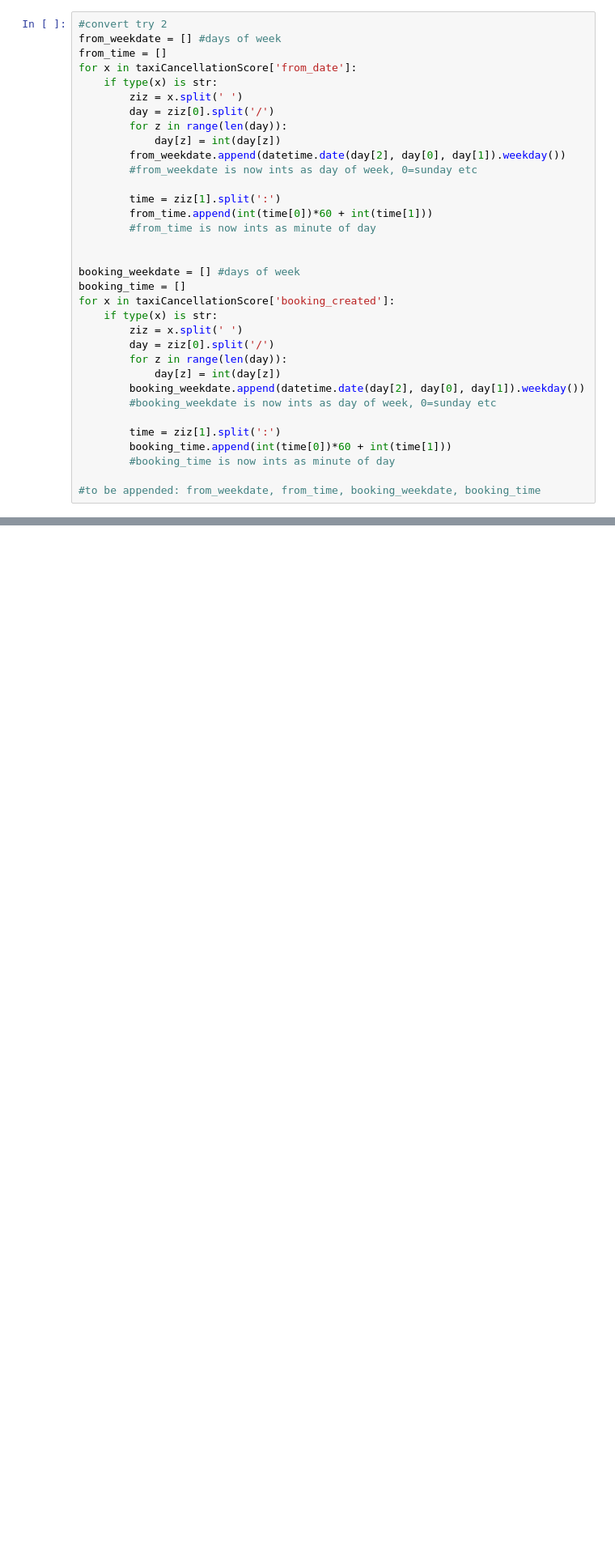
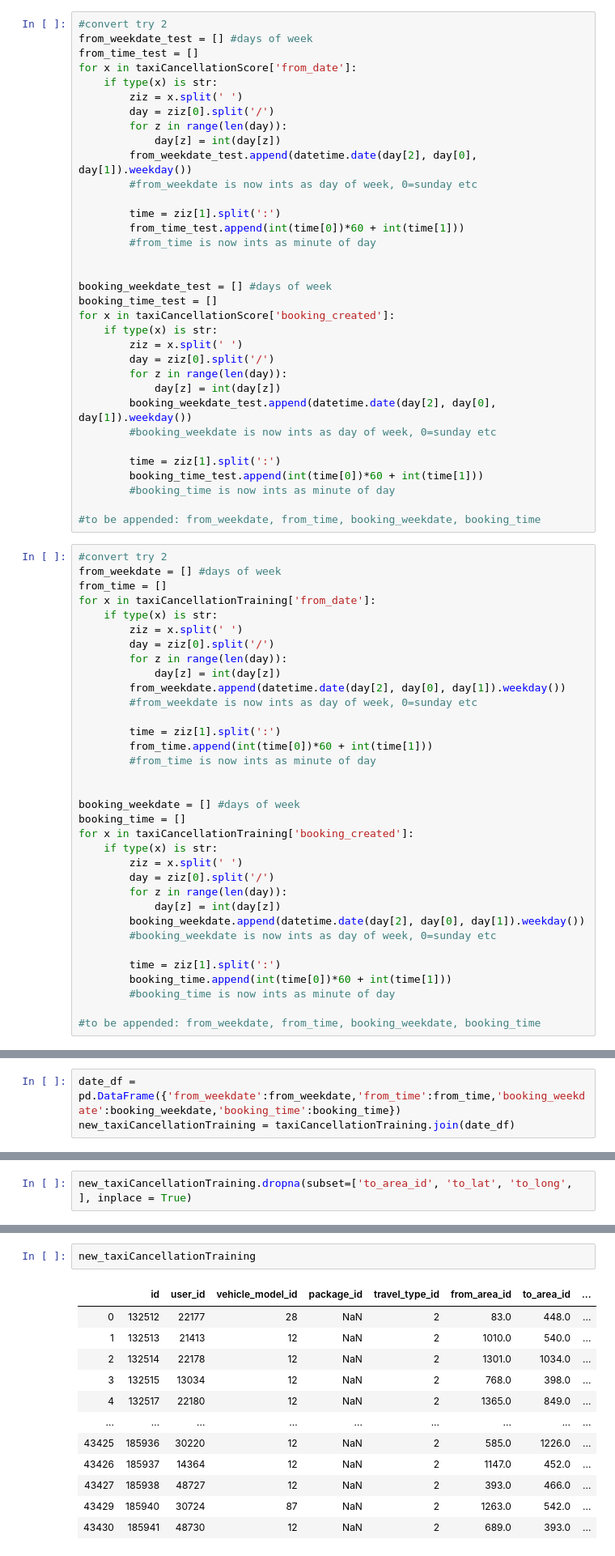
Before and after one commit to PrathnaPel/data-mining-final, a Jupyter notebook: TaxiCancellationVisTest.ipynb, the cells around one changed output, grey strips where cells are left out. Shown at 81% size. Cells and saved outputs as stored; diff of their text form; blank space fills up the shorter version.

```diff
--- a/TaxiCancellationVisTest.ipynb
+++ b/TaxiCancellationVisTest.ipynb
@@ -89,11 +70,45 @@ def date_time(y,x):
             except:
                 print(int)
             y.loc[:,x].replace(to_replace=y.loc[:,x].values[i], value = datetime_ob, inplace = True)
+# %%
+#convert try 2
+from_weekdate_test = [] #days of week
+from_time_test = []
+for x in taxiCancellationScore['from_date']:
+    if type(x) is str:
+        ziz = x.split(' ')
+        day = ziz[0].split('/')
+        for z in range(len(day)):
+            day[z] = int(day[z])
+        from_weekdate_test.append(datetime.date(day[2], day[0], day[1]).weekday())
+        #from_weekdate is now ints as day of week, 0=sunday etc
+
+        time = ziz[1].split(':')
+        from_time_test.append(int(time[0])*60 + int(time[1]))
+        #from_time is now ints as minute of day
+
+
+booking_weekdate_test = [] #days of week
+booking_time_test = []
+for x in taxiCancellationScore['booking_created']:
+    if type(x) is str:
+        ziz = x.split(' ')
+        day = ziz[0].split('/')
+        for z in range(len(day)):
+            day[z] = int(day[z])
+        booking_weekdate_test.append(datetime.date(day[2], day[0], day[1]).weekday())
+        #booking_weekdate is now ints as day of week, 0=sunday etc
+
+        time = ziz[1].split(':')
+        booking_time_test.append(int(time[0])*60 + int(time[1]))
+        #booking_time is now ints as minute of day
+
+#to be appended: from_weekdate, from_time, booking_weekdate, booking_time
 # %%
 #convert try 2
 from_weekdate = [] #days of week
 from_time = []
-for x in taxiCancellationScore['from_date']:
+for x in taxiCancellationTraining['from_date']:
     if type(x) is str:
         ziz = x.split(' ')
         day = ziz[0].split('/')
@@ -109,7 +124,7 @@ for x in taxiCancellationScore['from_date']:
 
 booking_weekdate = [] #days of week
 booking_time = []
-for x in taxiCancellationScore['booking_created']:
+for x in taxiCancellationTraining['booking_created']:
     if type(x) is str:
         ziz = x.split(' ')
         day = ziz[0].split('/')
@@ -131,3 +141,6 @@ feature_cols = ['vehicle_model_id', 'package_id', 'travel_type_id',
+# %%
+date_df = pd.DataFrame({'from_weekdate':from_weekdate,'from_time':from_time,'booking_weekdate':booking_weekdate,'booking_time':booking_time})
+new_taxiCancellationTraining = taxiCancellationTraining.join(date_df)
 # %% [markdown]
 #Replace Trained Value in DataFrame
 date_time(taxiCancellationScore,'from_date')
@@ -137,0 +153,2 @@ taxiCancellationScore.loc[:,'booking_created']
+# %%
+new_taxiCancellationTraining.dropna(subset=['to_area_id', 'to_lat', 'to_long', ], inplace = True)
@@ -137,0 +175,15 @@ taxiCancellationScore.loc[:,'booking_created']
+# %%
+new_taxiCancellationTraining
+# %% [output]
+|  | id | user_id | vehicle_model_id | package_id | travel_type_id | from_area_id | to_area_id | ... |
+| 0 | 132512 | 22177 | 28 | NaN | 2 | 83.0 | 448.0 | ... |
+| 1 | 132513 | 21413 | 12 | NaN | 2 | 1010.0 | 540.0 | ... |
+| 2 | 132514 | 22178 | 12 | NaN | 2 | 1301.0 | 1034.0 | ... |
+| 3 | 132515 | 13034 | 12 | NaN | 2 | 768.0 | 398.0 | ... |
+| 4 | 132517 | 22180 | 12 | NaN | 2 | 1365.0 | 849.0 | ... |
+| ... | ... | ... | ... | ... | ... | ... | ... | ... |
+| 43425 | 185936 | 30220 | 12 | NaN | 2 | 585.0 | 1226.0 | ... |
+| 43426 | 185937 | 14364 | 12 | NaN | 2 | 1147.0 | 452.0 | ... |
+| 43427 | 185938 | 48727 | 12 | NaN | 2 | 393.0 | 466.0 | ... |
+| 43429 | 185940 | 30724 | 87 | NaN | 2 | 1263.0 | 542.0 | ... |
+| 43430 | 185941 | 48730 | 12 | NaN | 2 | 689.0 | 393.0 | ... |
```
Also changed, not shown: parts of 20 cells of this notebook, 1 other file.
